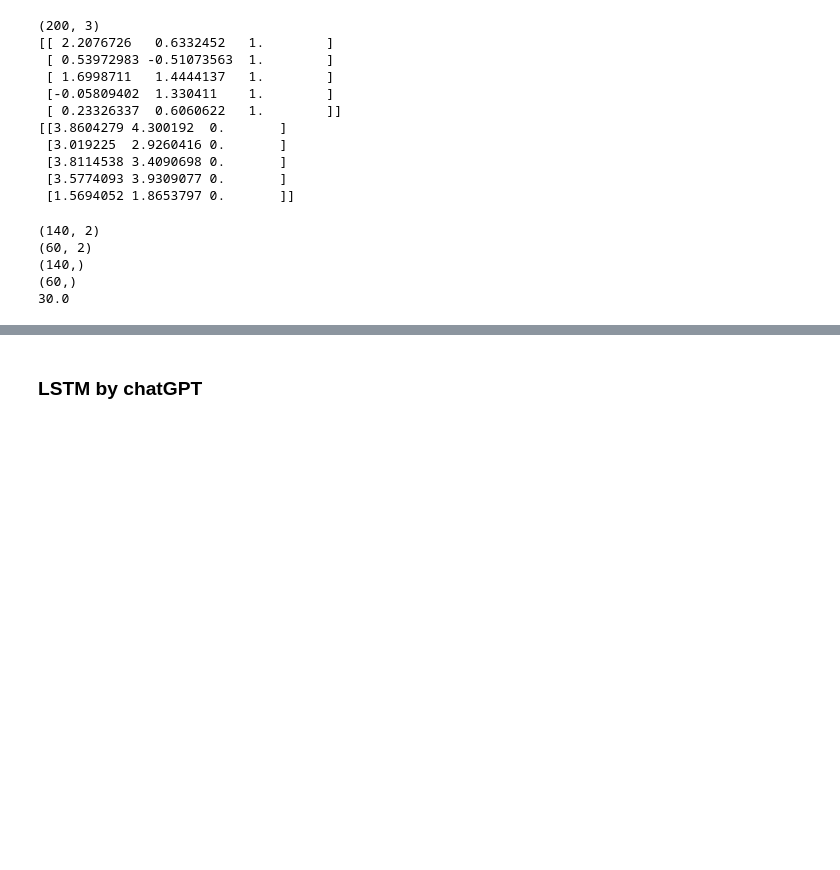
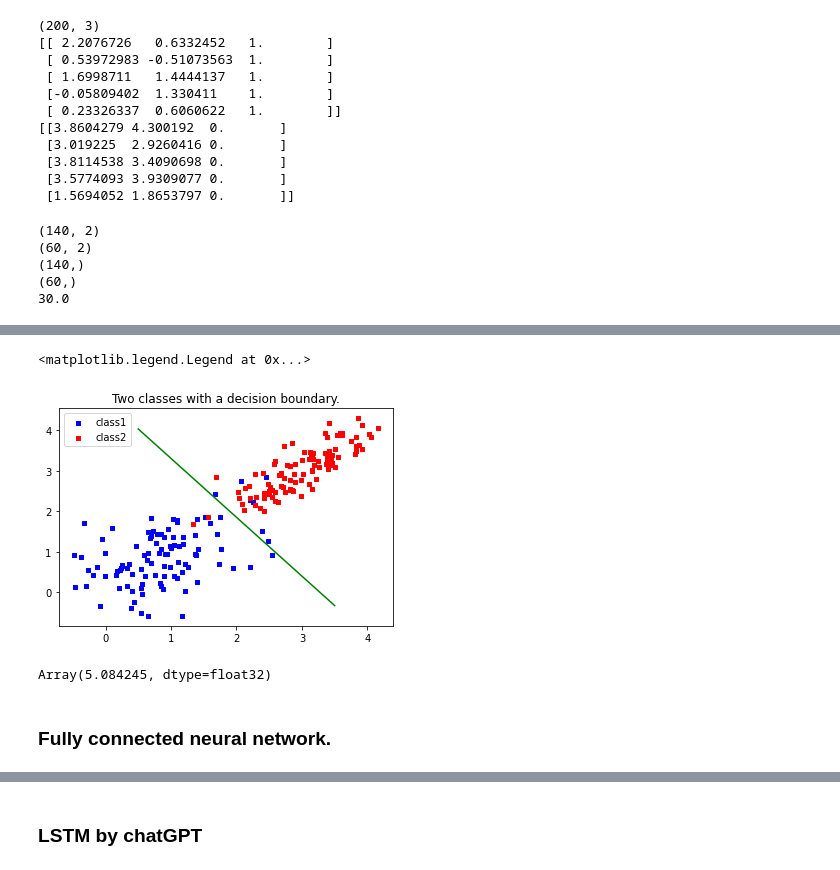
Before and after one commit to asalomatov/options, a Jupyter notebook: notebooks/jax.ipynb, the cells around one changed output, grey strips where cells are left out. Saved outputs shown, nothing was run; the diff lists cells and outputs as text; code cells hidden in the pictures; blank space fills up the shorter version.

```diff
--- a/notebooks/jax.ipynb
+++ b/notebooks/jax.ipynb
@@ -375,7 +375,7 @@ def loss_fn(theta, x, y):
 #  print(theta.dtype)
 #  print(y.dtype)
 # print(y*(jnp.log(p) + (1-y)*jnp.log(1-p)))
-  return -jnp.mean(y*(jnp.log(p) + (1-y)*jnp.log(1-p)))
+  return -jnp.mean(y*jnp.log(p) + (1-y)*jnp.log(1-p))
 
 # update step
 @jax.jit
@@ -490,0 +519,20 @@ Array([[0.9999496 , 0.        ],
+# %%
+fig = plt.figure()
+ax1 = fig.add_subplot(111)
+
+ax1.scatter(class1[:, 0], class1[:, 1], s=10, c='b', marker="s", label='class1')
+ax1.scatter(class2[:, 0], class2[:, 1], s=10, c='r', marker="s", label='class2')
+x1 = jnp.linspace(.5, 3.5, 50)
+x2 = ( -theta[0]*x1 - theta[2])/theta[1]
+ax1.plot(x1, x2, c='g')
+plt.title('Two classes with a decision boundary.')
+plt.legend()
+# %% [output]
+<matplotlib.legend.Legend at 0x...>
+[figure, added]
+# %%
+theta[2]
+# %% [output]
+Array(5.084245, dtype=float32)
+# %% [markdown]
+### Fully connected neural network.
```
Also changed, not shown: parts of 17 cells of this notebook.
